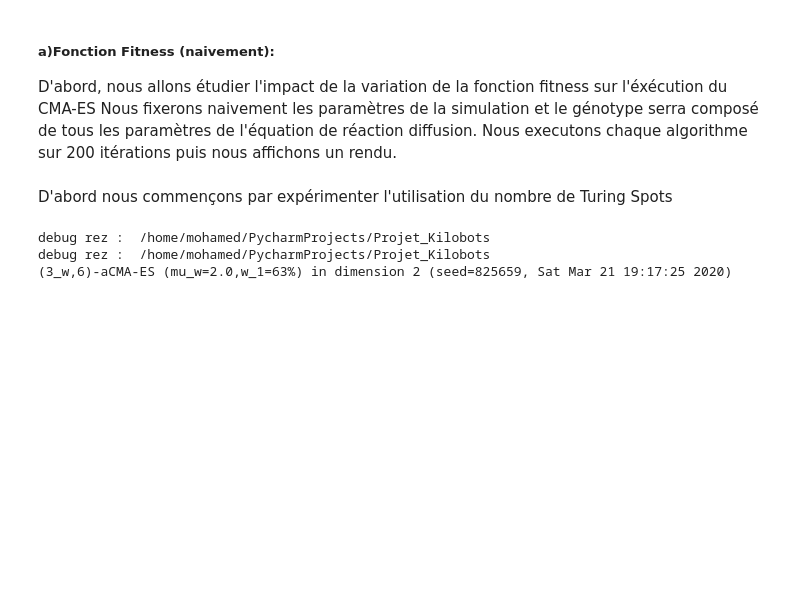
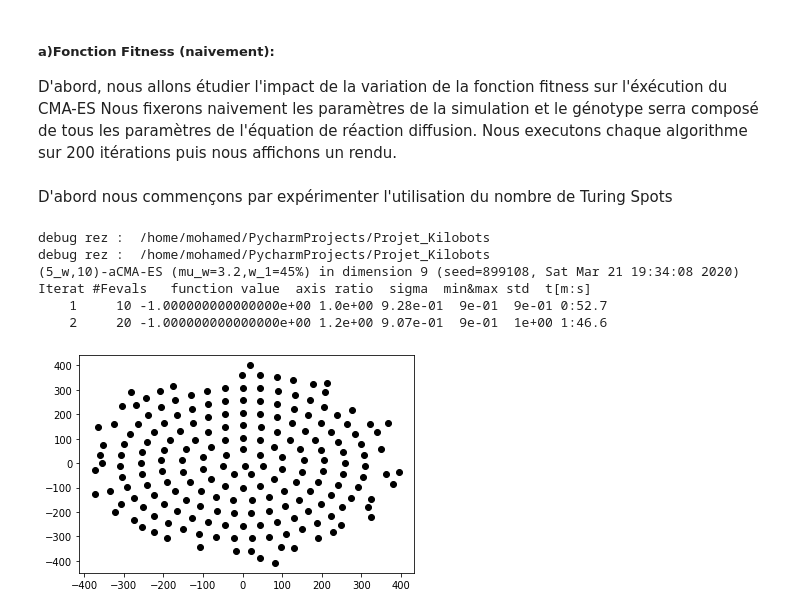
Before and after one commit to steagsInc/Projet_Kilobots, a Jupyter notebook: Rapport_1.ipynb, the cells around one changed output. Saved outputs shown, nothing was run; the diff lists cells and outputs as text; code cells hidden in the pictures; blank space fills up the shorter version.

```diff
--- a/Rapport_1.ipynb
+++ b/Rapport_1.ipynb
@@ -71,12 +75,13 @@ Nous executons chaque algorithme sur 200 itérations puis nous affichons un rend
 # %% [markdown]
 D'abord nous commençons par expérimenter l'utilisation du nombre de Turing Spots
 # %%
-renduFitness("Turing Spot",50,sigma = 0.1)
-
+renduFitness("Turing Spot",20,sigma = 1)
 #Affichage des concentrations
-df = pd.DataFrame(SD.concentrations)
-print(df)
 # %% [output]
 debug rez :  /home/mohamed/PycharmProjects/Projet_Kilobots
 debug rez :  /home/mohamed/PycharmProjects/Projet_Kilobots
-(3_w,6)-aCMA-ES (mu_w=2.0,w_1=63%) in dimension 2 (seed=825659, Sat Mar 21 19:17:25 2020)
+(5_w,10)-aCMA-ES (mu_w=3.2,w_1=45%) in dimension 9 (seed=899108, Sat Mar 21 19:34:08 2020)
+Iterat #Fevals   function value  axis ratio  sigma  min&max std  t[m:s]
+    1     10 -1.000000000000000e+00 1.0e+00 9.28e-01  9e-01  9e-01 0:52.7
+    2     20 -1.000000000000000e+00 1.2e+00 9.07e-01  9e-01  1e+00 1:46.6
+[figure, added]
```
Also changed, not shown: parts of 19 cells of this notebook, 16 other files.
